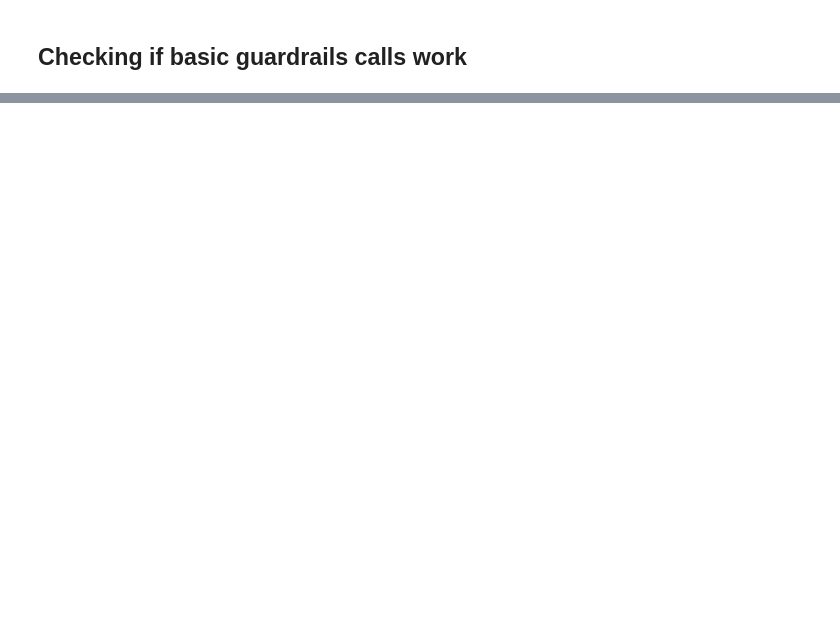
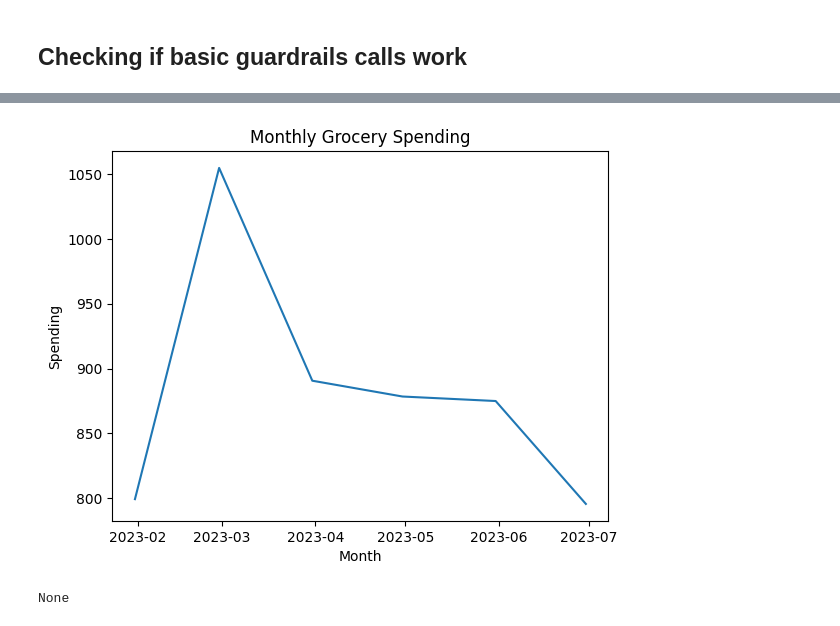
Before and after one commit to fmeiraf/LLM-budget-assistant, a Jupyter notebook: app/notebooks/guardrails_tests.ipynb, the cells around one changed output, grey strips where cells are left out. Drawn from its saved outputs; the diff is of its cells as text; code cells hidden in the pictures; blank space fills up the shorter version.

Commit message:
started testing some AI assistant prompts with pandas-ai and langchain

```diff
--- a/app/notebooks/guardrails_tests.ipynb
+++ b/app/notebooks/guardrails_tests.ipynb
@@ -72,0 +198,32 @@ rprint(guardrail_output)
+# %%
+from pandasai import PandasAI
+
+
+database = Database(**db_config)
+
+test_user_id = 3
+
+def convert_transactions_to_dataframe(user_id: int):
+    transactions = database.get_all_transactions_by_user_id(user_id=user_id)
+    df = pd.DataFrame(
+        [
+            {
+                "transaction_id": transaction.transaction_id,
+                "transaction_date": transaction.transaction_date,
+                "transaction_description": transaction.transaction_description,
+                "credit": transaction.credit,
+                "amount": transaction.debit,
+                "account_id": transaction.account_id,
+                "category_id": transaction.category_id,
+                "user_id": transaction.user_id,
+                "category": category.category_name,
+            }
+            for transaction, category in transactions
+        ]
+    )
+
+    return df
+
+# converting transactions to a dataframe
+df = convert_transactions_to_dataframe(test_user_id)
+df.head()
@@ -72,0 +249,12 @@ rprint(guardrail_output)
+# %%
+from pandasai import PandasAI
+
+# Instantiate a LLM
+from pandasai.llm.openai import OpenAI
+llm = OpenAI(api_token=OPEN_API_KEY)
+
+pandas_ai = PandasAI(llm)
+rprint(pandas_ai(df, prompt='plot for me my grocery spending monthly'))
+# %% [output]
+[figure, added]
+None
```
Also changed, not shown: parts of 20 cells of this notebook.
